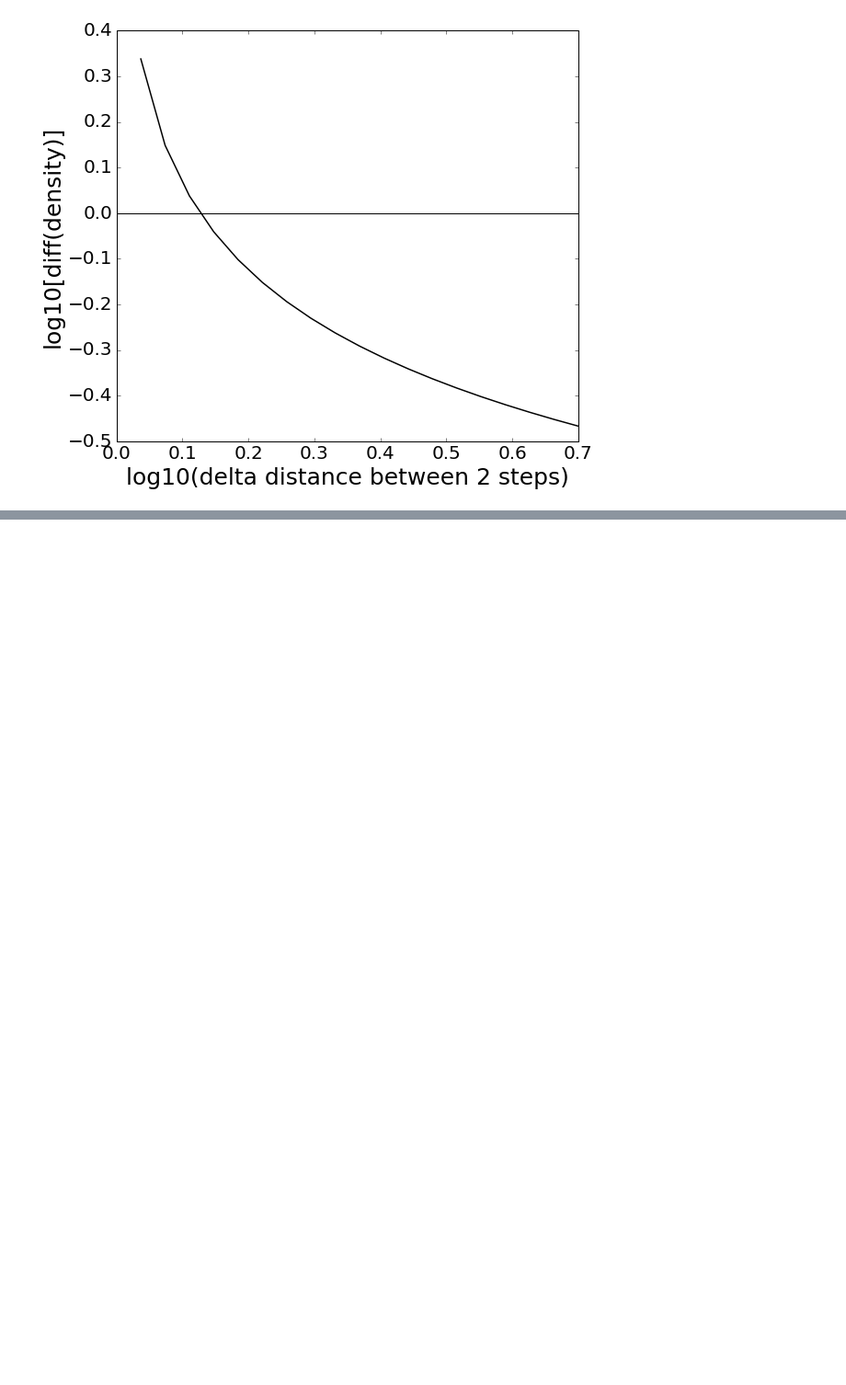
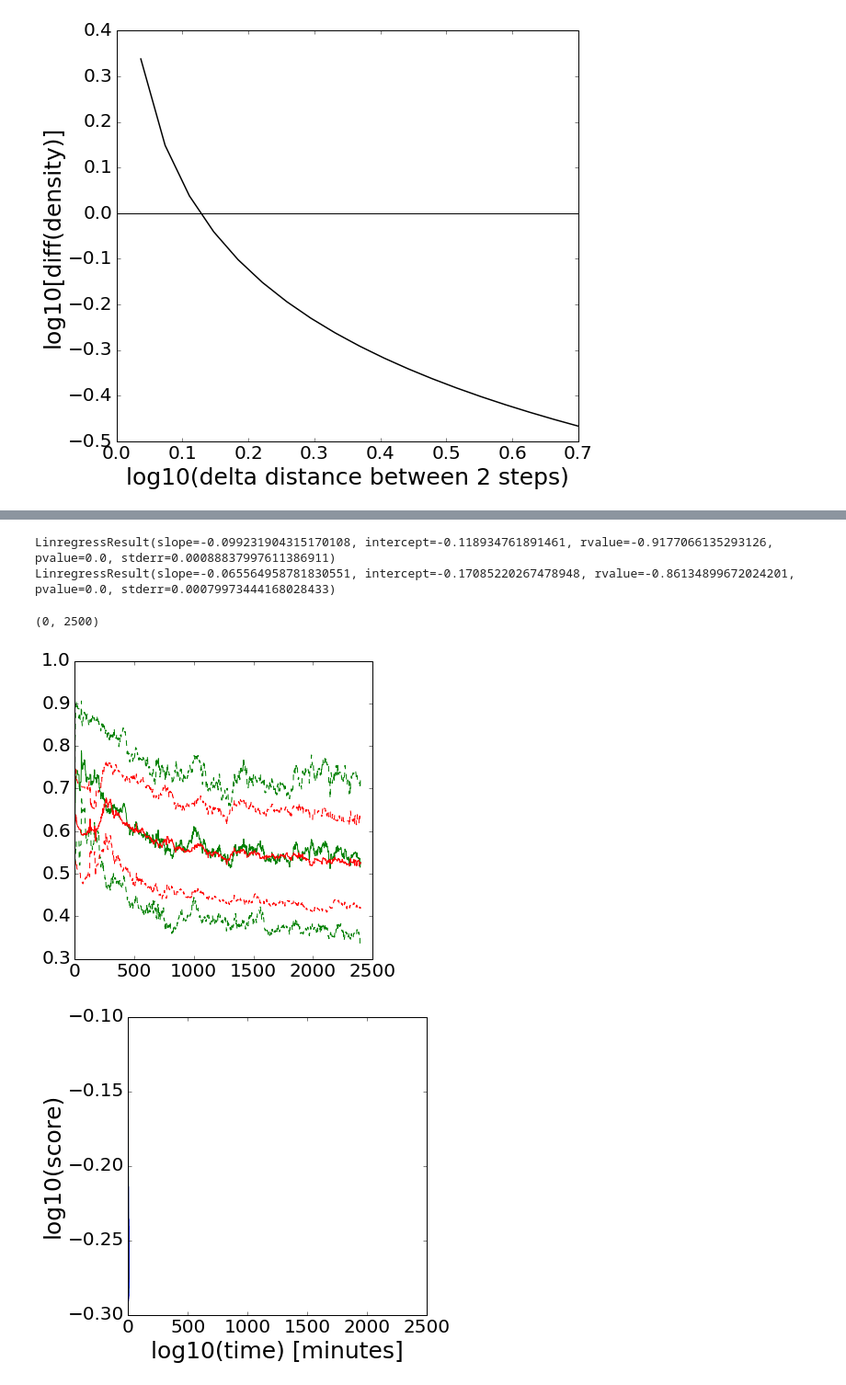
Before and after one commit to wazaahhh/bayesLearn, a Jupyter notebook: scripts/bayesLearn.ipynb, the cells around one changed output, grey strips where cells are left out. Shown: that part at 92% size. Drawn from its saved outputs; the diff is of its cells as text; code cells hidden in the pictures; blank space fills up the shorter version.

```diff
--- a/scripts/bayesLearn.ipynb
+++ b/scripts/bayesLearn.ipynb
@@ -399,11 +401,0 @@ pl.plot(learn13[:,0]/60.,learn13[:,1],'r-')
-# %%
-c = (x > 7.1)*(x < 8.2)
-
-lx = np.log10(x[c]-7)
-ly = np.log10(y[c])
-fit = S.linregress(lx,ly)
-print fit
-
-pl.plot(lx,ly)
-pl.plot(lx,lx*fit[0] + fit[1],'r-')
-#pl.ylim(0.58,0.65)
@@ -439,0 +438,31 @@ plotFit(compl)
+# %%
+color = ["green","red"]
+for k,kx  in enumerate([dfSimpleLearning,dfComplexLearning]):
+    #array = np.array(dfSimpleLearning)
+    array = np.array(kx)
+    mean = []
+    median = []
+    std = []
+
+    for i,ix in enumerate(array):
+        cond = np.logical_not(np.isnan(ix))
+        median = np.append(median,np.median(ix[cond]))
+        mean  = np.append(mean,np.mean(ix[cond]))
+        std = np.append(std,np.std(ix[cond]))
+
+    #pl.plot(median)
+    pl.figure(1)
+    pl.plot(mean,color=color[k])
+    pl.plot(mean+std,'--',color=color[k])
+    pl.plot(mean-std,'--',color=color[k])
+
+    pl.figure(2)
+    plotFit(mean)
+
+pl.xlim(0,2500)
+# %% [output]
+LinregressResult(slope=-0.099231904315170108, intercept=-0.118934761891461, rvalue=-0.9177066135293126, pvalue=0.0, stderr=0.00088837997611386911)
+LinregressResult(slope=-0.065564958781830551, intercept=-0.17085220267478948, rvalue=-0.86134899672024201, pvalue=0.0, stderr=0.00079973444168028433)
+(0, 2500)
+[figure, added]
+[figure, added]
```
Also changed, not shown: parts of 15 cells of this notebook, 22 other files.
